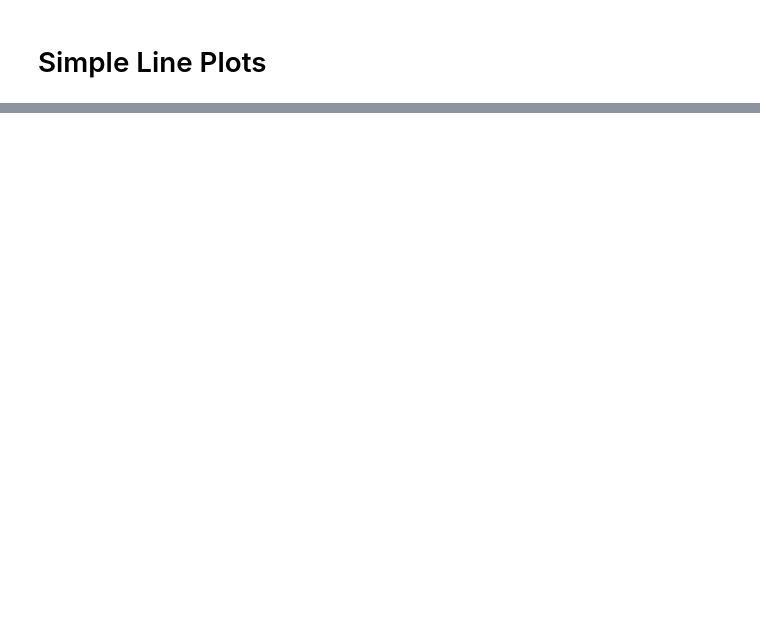
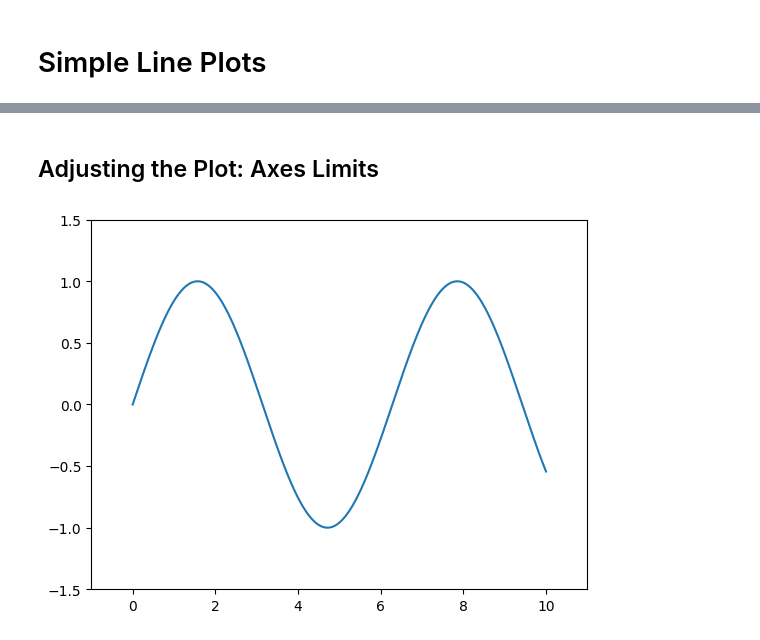
Before and after one commit to ZacharyCone7/SSE591_Week4, a Jupyter notebook: Week 4 Examples.ipynb, the cells around one changed output, grey strips where cells are left out. Drawn from its saved outputs; the diff is of its cells as text; code cells hidden in the pictures; blank space fills up the shorter version.

```diff
--- a/Week 4 Examples.ipynb
+++ b/Week 4 Examples.ipynb
@@ -58,0 +80,10 @@ ax[1].plot(x, np.cos(x));
+# %% [markdown]
+## Adjusting the Plot: Axes Limits
+# %%
+plt.plot(x, np.sin(x))
+
+plt.axis([-1, 11, -1.5, 1.5]);  #Written like this
+#plt.xlim(-1, 11)               Or like this
+#plt.ylim(-1.5, 1.5);
+# %% [output]
+[figure, added]
```
Also changed, not shown: parts of 31 cells of this notebook, 1 other file.
